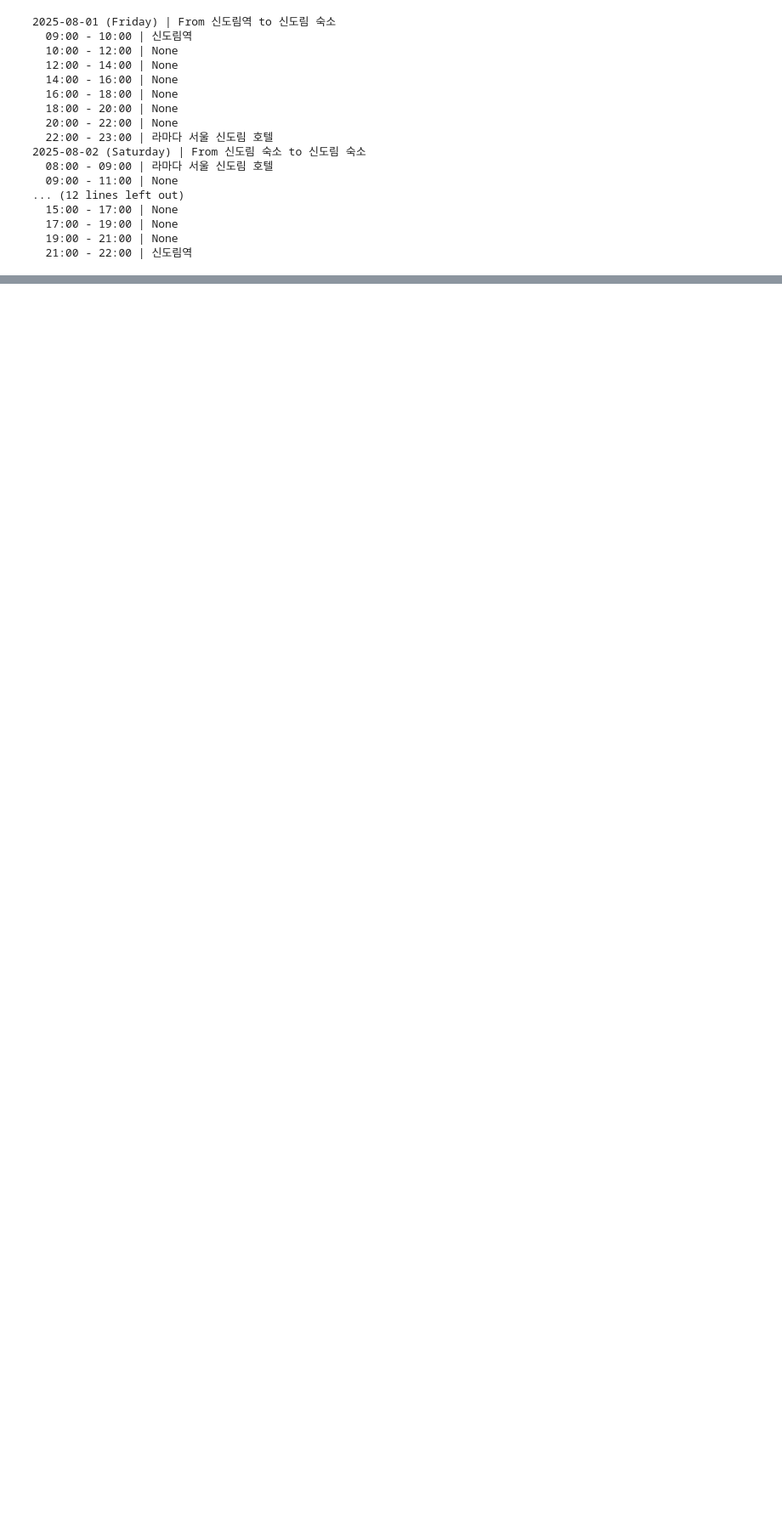
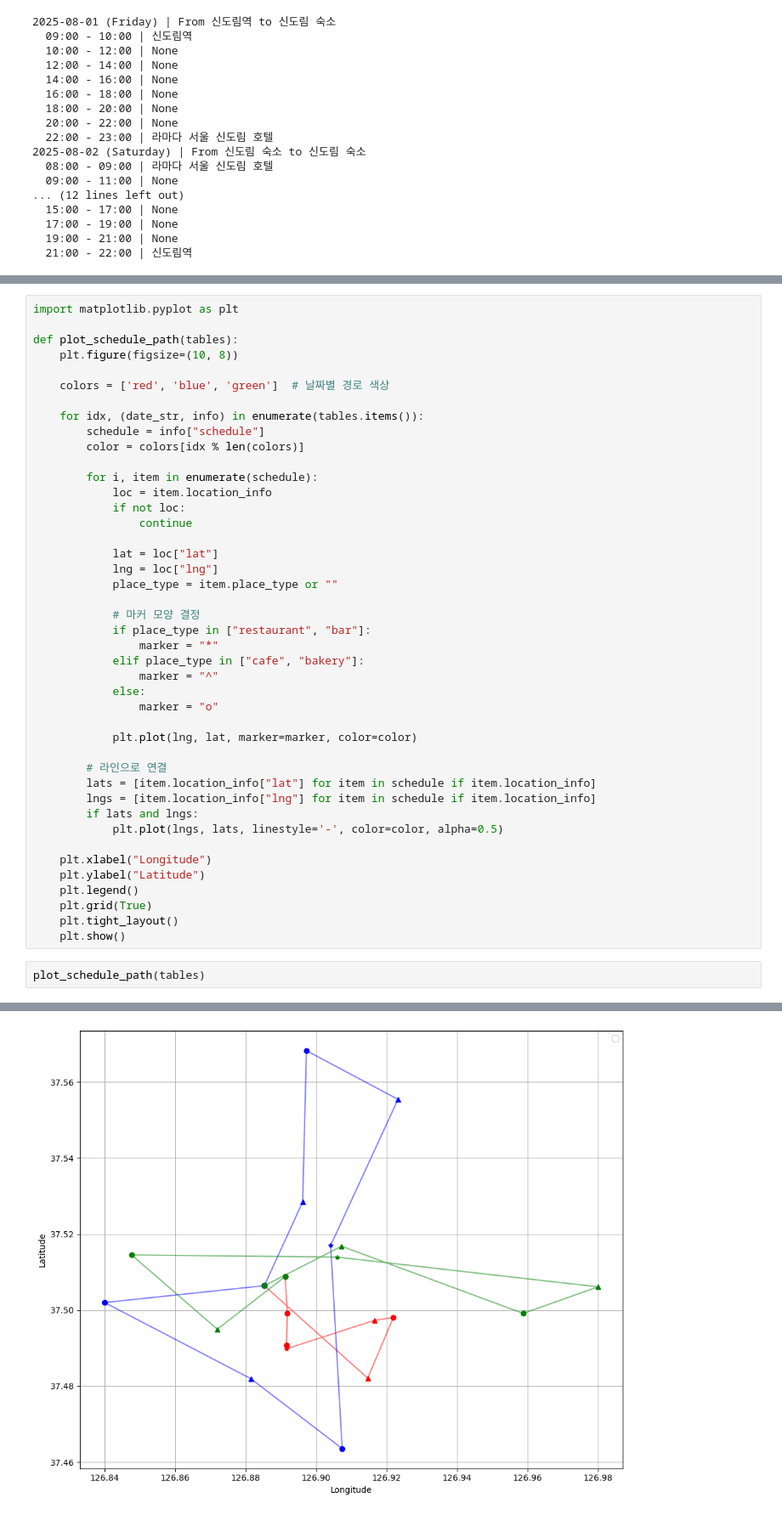
Before and after one commit to YeongIn-Hwang/2025_AI_Academic-Festival, a Jupyter notebook: AI/키워드기반임베딩.ipynb, the cells around one changed output, grey strips where cells are left out. Shown at 85% size. Saved outputs shown, nothing was run; the diff lists cells and outputs as text; blank space fills up the shorter version.

```diff
--- a/AI/키워드기반임베딩.ipynb
+++ b/AI/키워드기반임베딩.ipynb
@@ -855,0 +1074,46 @@ def get_valid_candidates(all_places, allowed_types, date_str, slot):
+# %%
+import matplotlib.pyplot as plt
+
+def plot_schedule_path(tables):
+    plt.figure(figsize=(10, 8))
+
+    colors = ['red', 'blue', 'green']  # 날짜별 경로 색상
+
+    for idx, (date_str, info) in enumerate(tables.items()):
+        schedule = info["schedule"]
+        color = colors[idx % len(colors)]
+
+        for i, item in enumerate(schedule):
+            loc = item.location_info
+            if not loc:
+                continue
+
+            lat = loc["lat"]
+            lng = loc["lng"]
+            place_type = item.place_type or ""
+
+            # 마커 모양 결정
+            if place_type in ["restaurant", "bar"]:
+                marker = "*"
+            elif place_type in ["cafe", "bakery"]:
+                marker = "^"
+            else:
+                marker = "o"
+
+            plt.plot(lng, lat, marker=marker, color=color)
+
+        # 라인으로 연결
+        lats = [item.location_info["lat"] for item in schedule if item.location_info]
+        lngs = [item.location_info["lng"] for item in schedule if item.location_info]
+        if lats and lngs:
+            plt.plot(lngs, lats, linestyle='-', color=color, alpha=0.5)
+
+    plt.xlabel("Longitude")
+    plt.ylabel("Latitude")
+    plt.legend()
+    plt.grid(True)
+    plt.tight_layout()
+    plt.show()
+# %%
+plot_schedule_path(tables)
+# %% [output]
@@ -855,0 +1121 @@ def get_valid_candidates(all_places, allowed_types, date_str, slot):
+[figure, added]
```
Also changed, not shown: parts of 8 cells of this notebook, 1 other file.
